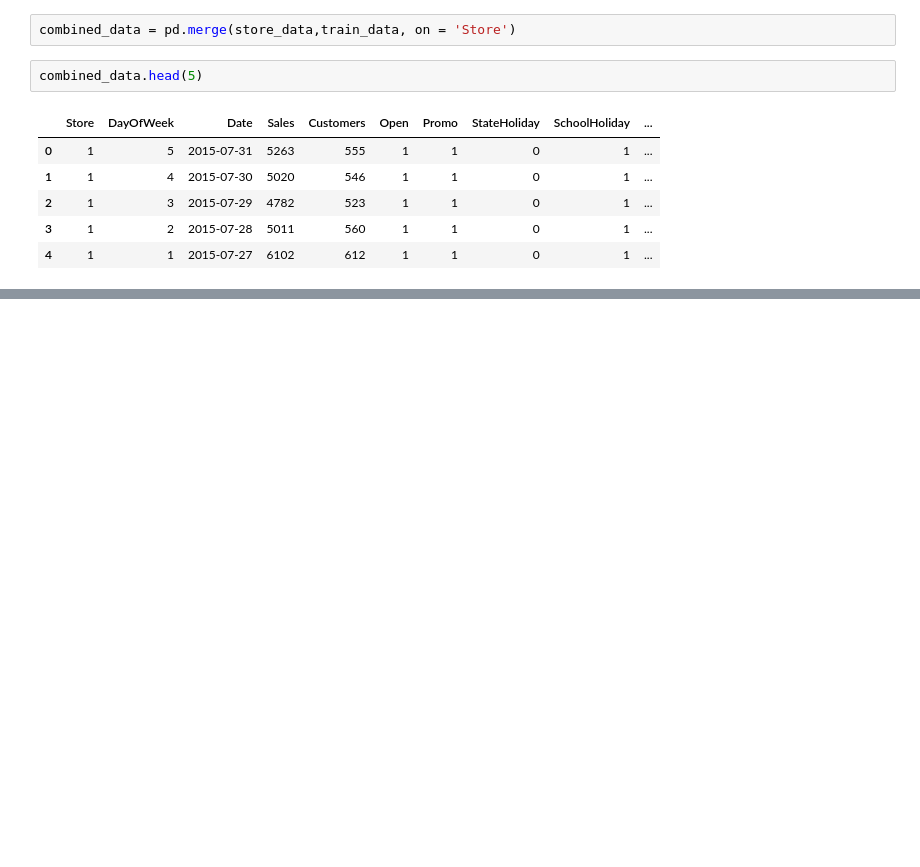
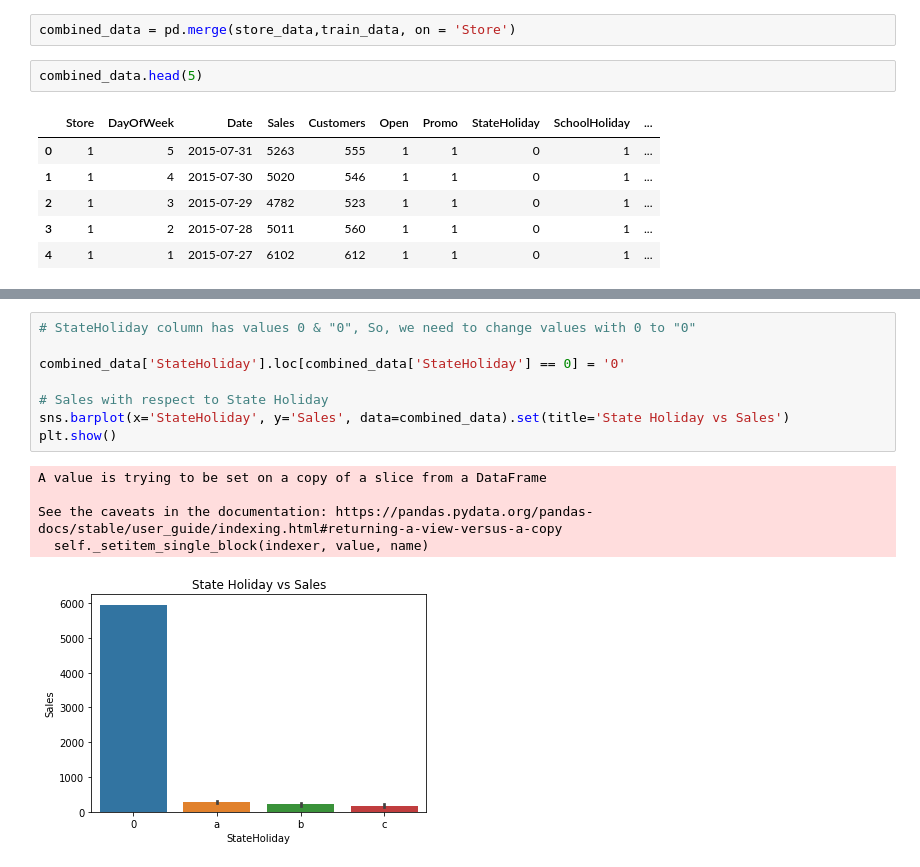
Before and after one commit to pavanibill/Hotel-booking-data-analysis, a Jupyter notebook: Pavani_of_Copy_of_Rossmann_Sales_Prediction_Capstone_Project.ipynb, the cells around one changed output, grey strips where cells are left out. Saved outputs shown, nothing was run; the diff lists cells and outputs as text; blank space fills up the shorter version.

```diff
--- a/Pavani_of_Copy_of_Rossmann_Sales_Prediction_Capstone_Project.ipynb
+++ b/Pavani_of_Copy_of_Rossmann_Sales_Prediction_Capstone_Project.ipynb
@@ -78,0 +155,14 @@ combined_data.head(5)
+# %%
+# StateHoliday column has values 0 & "0", So, we need to change values with 0 to "0"
+
+combined_data['StateHoliday'].loc[combined_data['StateHoliday'] == 0] = '0'
+
+# Sales with respect to State Holiday
+sns.barplot(x='StateHoliday', y='Sales', data=combined_data).set(title='State Holiday vs Sales')
+plt.show()
+# %% [output]
+A value is trying to be set on a copy of a slice from a DataFrame
+
+See the caveats in the documentation: https://pandas.pydata.org/pandas-docs/stable/user_guide/indexing.html#returning-a-view-versus-a-copy
+  self._setitem_single_block(indexer, value, name)
+[figure, added]
```
Also changed, not shown: parts of 39 cells of this notebook.
